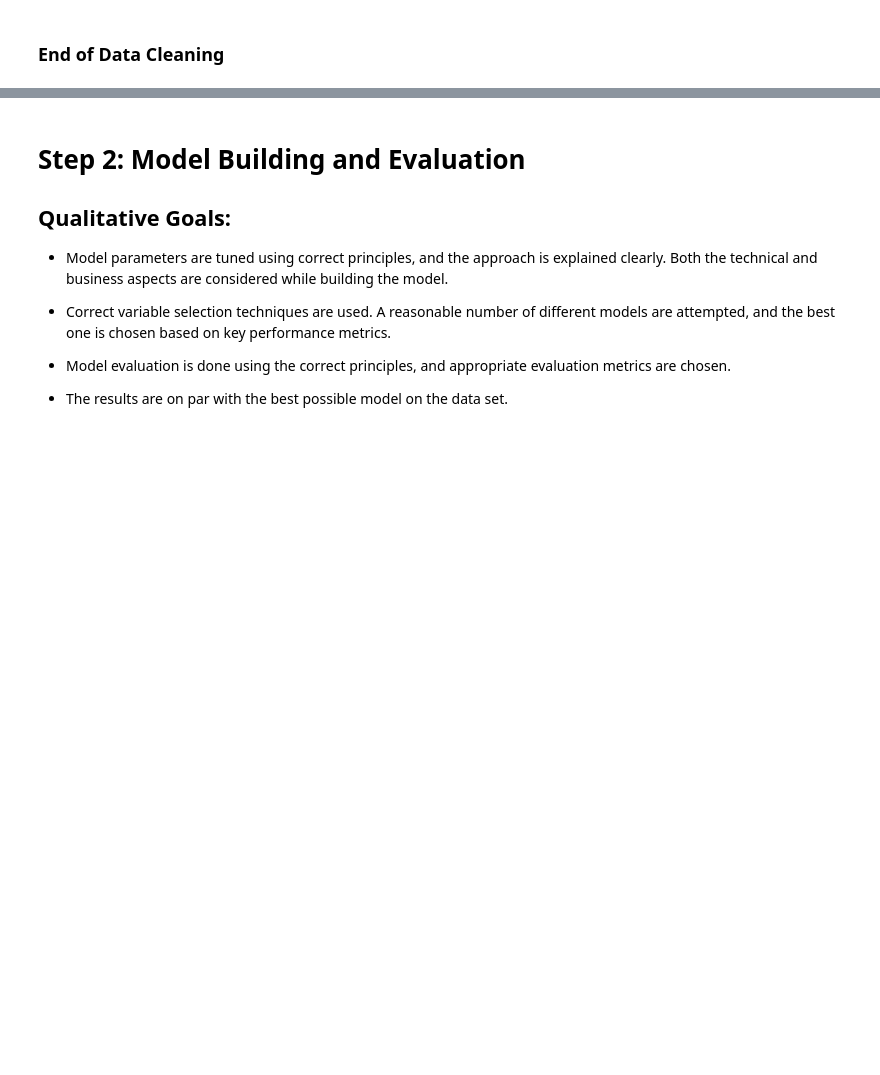
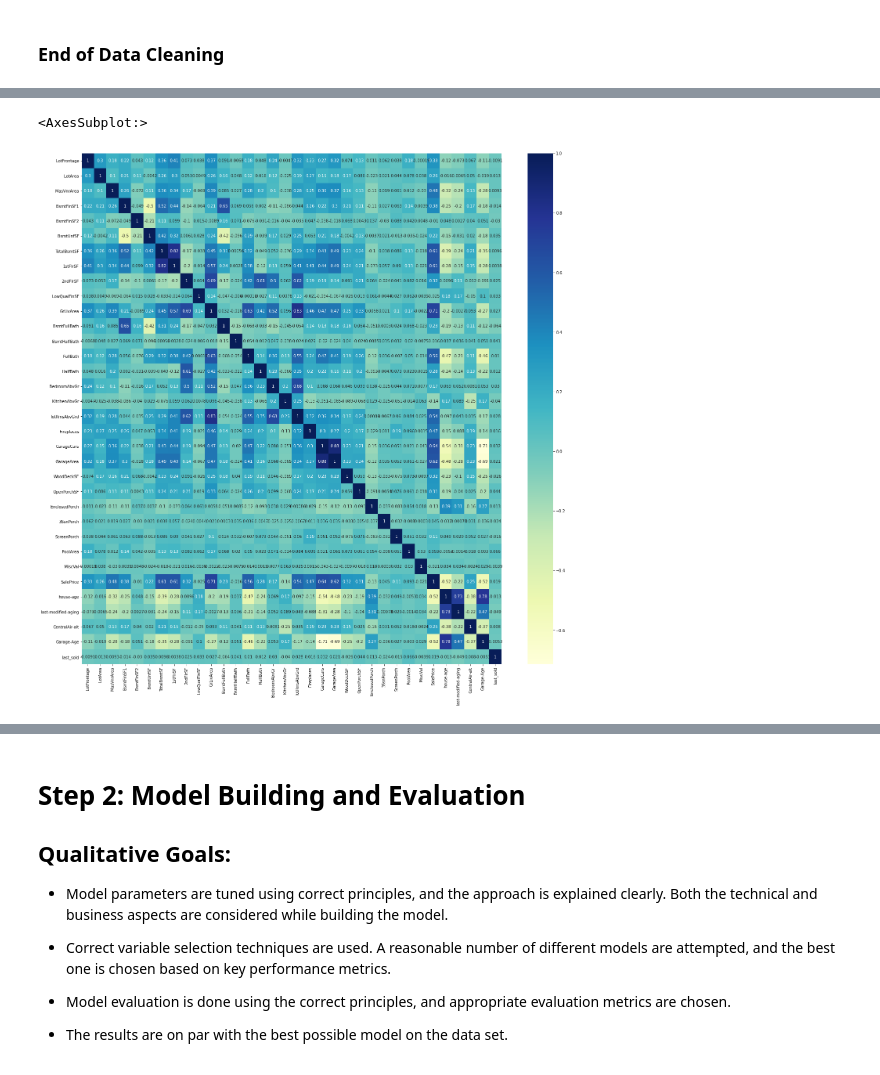
Before and after one commit to JamshedAhsan/house-price-prediction, a Jupyter notebook: Housing-Price-Prediction.ipynb, the cells around one changed output, grey strips where cells are left out. Drawn from its saved outputs; the diff is of its cells as text; code cells hidden in the pictures; blank space fills up the shorter version.

Commit message:
commiting base with LR, Ridge & Lasso regression model

```diff
--- a/Housing-Price-Prediction.ipynb
+++ b/Housing-Price-Prediction.ipynb
@@ -2806,7 +2834,7 @@ Name: GarageYrBlt, Length: 1452, dtype: float64
 * Let's create new variable for "Garage-Age"
 * Then drop the original feature 'GarageYrBlt'
 # %%
-housing_base_data['Garage-Age'] = housing_base_data['house-age'] = housing_base_data['GarageYrBlt'].apply(lambda x: date.today().year - x)
+housing_base_data['Garage-Age'] = housing_base_data['GarageYrBlt'].apply(lambda x: date.today().year - x)
 housing_base_data.info()
 # %% [output]
 <class 'pandas.core.frame.DataFrame'>
@@ -2985,2 +3021,2 @@ Name: SalePrice, dtype: float64
 # %%
-housing_base_data['LotFrontage'] = housing_base_data['LotFrontage'].fillna(float(np.median(housing_base_data['LotFrontage'])))
+housing_base_data['LotFrontage'] = housing_base_data['LotFrontage'].fillna(housing_base_data['LotFrontage'].median())
@@ -3055,0 +3159,5 @@ housing_base_data.head()
+# %%
+#let's create a new feature 'last_sold'
+today_date = date.today()
+housing_base_data['last_sold'] = (date.today().year - housing_base_data['YrSold'])*12 + (date.today().month - housing_base_data['MoSold'])  #.apply(lambda x: today_date.year - x)
+housing_base_data.head()
@@ -3055,0 +3172,3 @@ housing_base_data.head()
+# %%
+#let's drop features 'YrSold' and 'MoSold'
+housing_base_data.drop(columns=['YrSold', 'MoSold'], inplace=True)
@@ -3057,0 +3202,6 @@ housing_base_data.head()
+# %%
+plt.figure(figsize=(24, 24))
+sns.heatmap(housing_base_data.corr(), annot=True, cmap='YlGnBu')
+# %% [output]
+<AxesSubplot:>
+[figure, added]
```
Also changed, not shown: parts of 132 cells of this notebook.
